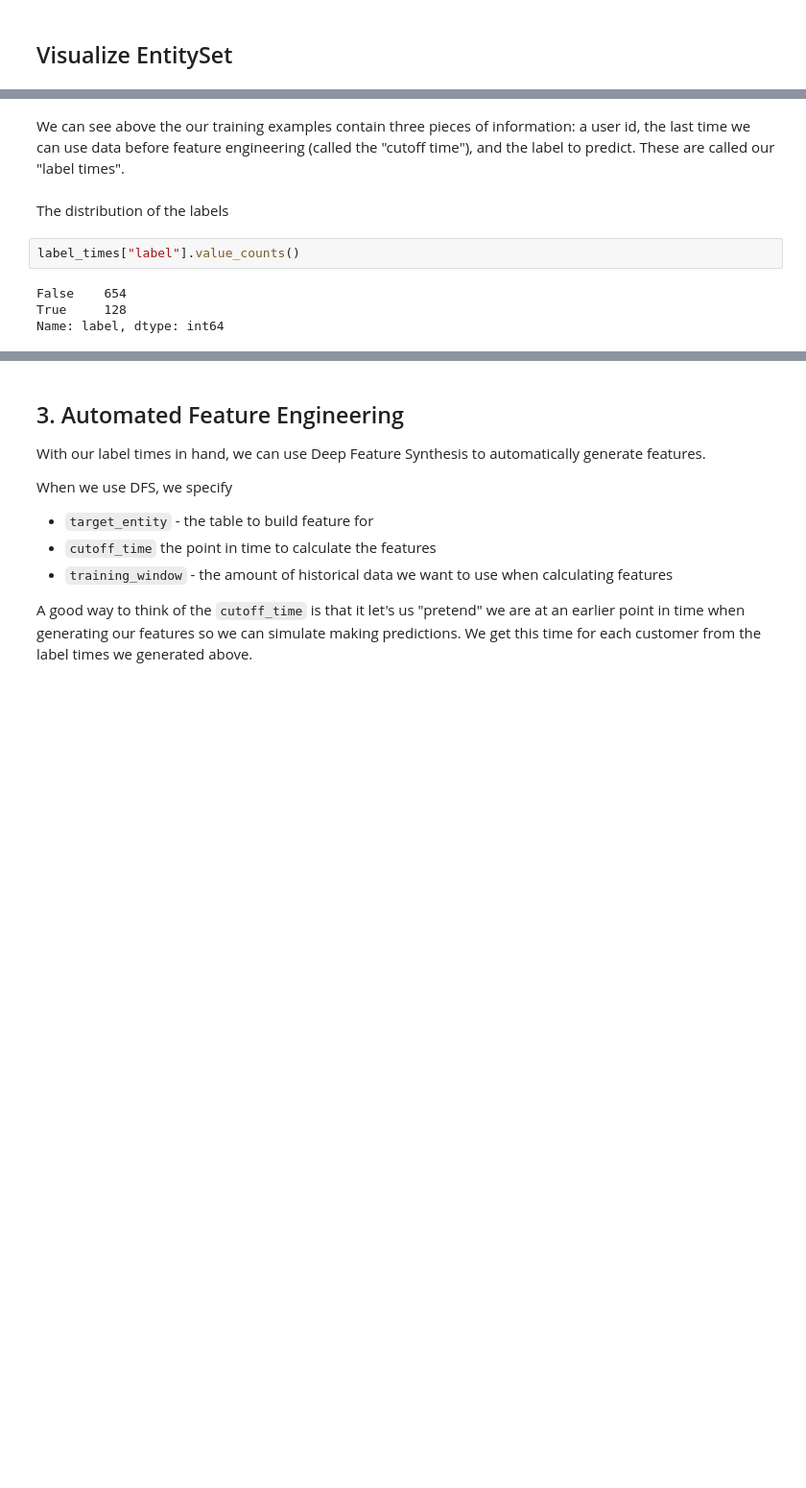
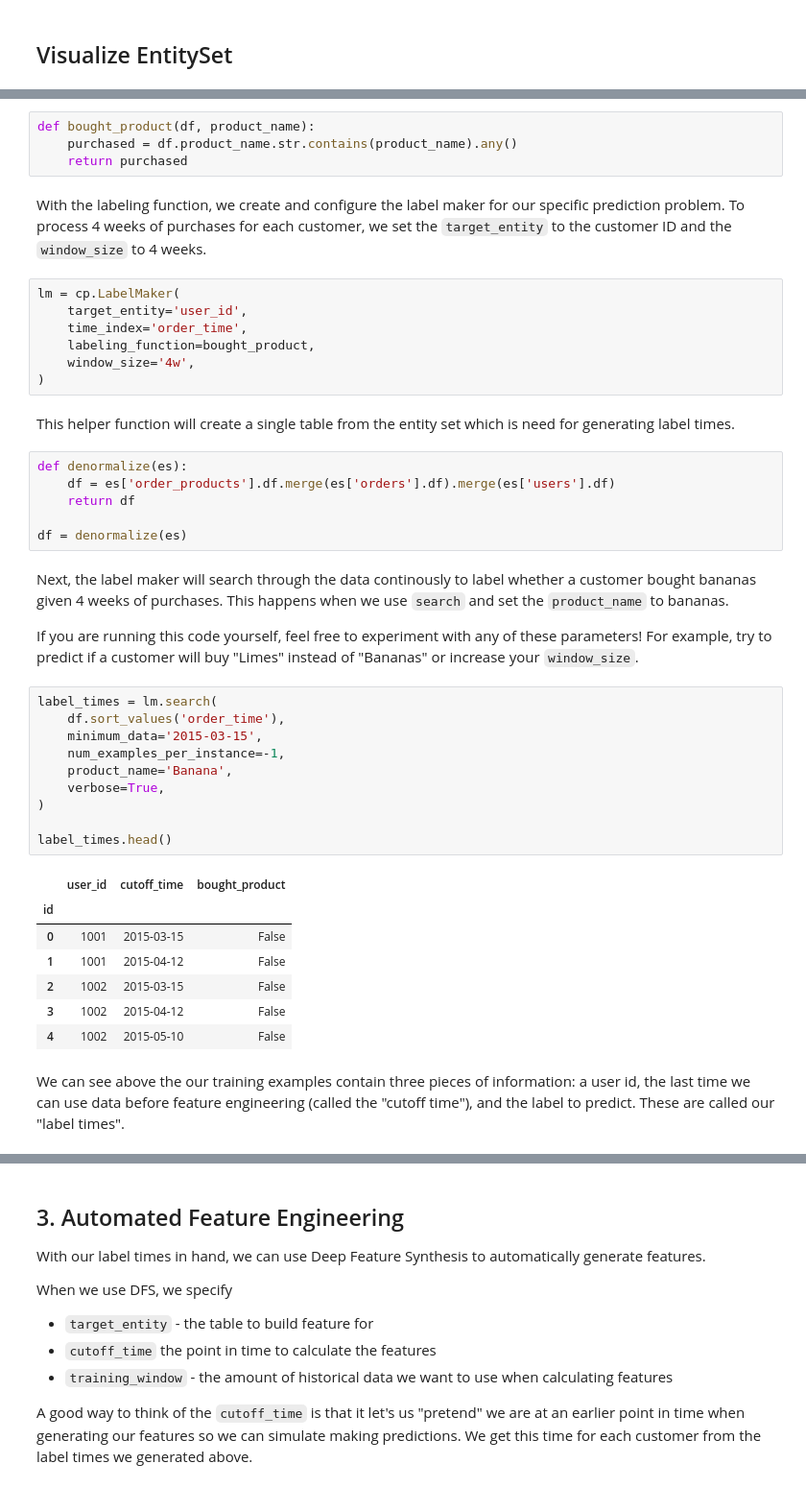
Before and after one commit to alteryx/open_source_demos, a Jupyter notebook: Tutorial.ipynb, the cells around one changed output, grey strips where cells are left out. Shown: that part at 96% size. Cells and saved outputs as stored; diff of their text form; blank space fills up the shorter version.

```diff
--- a/Tutorial.ipynb
+++ b/Tutorial.ipynb
@@ -75,10 +60,45 @@ label_times.head(5)
+# %%
+def bought_product(df, product_name):
+    purchased = df.product_name.str.contains(product_name).any()
+    return purchased
+# %% [markdown]
+With the labeling function, we create and configure the label maker for our specific prediction problem. To process 4 weeks of purchases for each customer, we set the `target_entity` to the customer ID and the `window_size` to 4 weeks.
+# %%
+lm = cp.LabelMaker(
+    target_entity='user_id',
+    time_index='order_time',
+    labeling_function=bought_product,
+    window_size='4w',
+)
+# %% [markdown]
+This helper function will create a single table from the entity set which is need for generating label times.
+# %%
+def denormalize(es):
+    df = es['order_products'].df.merge(es['orders'].df).merge(es['users'].df)
+    return df
+
+df = denormalize(es)
+# %% [markdown]
+Next, the label maker will search through the data continously to label whether a customer bought bananas given 4 weeks of purchases. This happens when we use `search` and set the `product_name` to bananas.
+
+If you are running this code yourself, feel free to experiment with any of these parameters! For example, try to predict if a customer will buy "Limes" instead of "Bananas" or increase your `window_size`.
+# %%
+label_times = lm.search(
+    df.sort_values('order_time'),
+    minimum_data='2015-03-15',
+    num_examples_per_instance=-1,
+    product_name='Banana',
+    verbose=True,
+)
+
+label_times.head()
+# %% [output]
+|  | user_id | cutoff_time | bought_product |
+| id |  |  |  |
+| 0 | 1001 | 2015-03-15 | False |
+| 1 | 1001 | 2015-04-12 | False |
+| 2 | 1002 | 2015-03-15 | False |
+| 3 | 1002 | 2015-04-12 | False |
+| 4 | 1002 | 2015-05-10 | False |
 # %% [markdown]
 We can see above the our training examples contain three pieces of information: a user id, the last time we can use data before feature engineering (called the "cutoff time"), and the label to predict. These are called our "label times".
-# %% [markdown]
-The distribution of the labels
-# %%
-label_times["label"].value_counts()
-# %% [output]
-False    654
-True     128
-Name: label, dtype: int64
```
Also changed, not shown: parts of 17 cells of this notebook, 2 other files.
